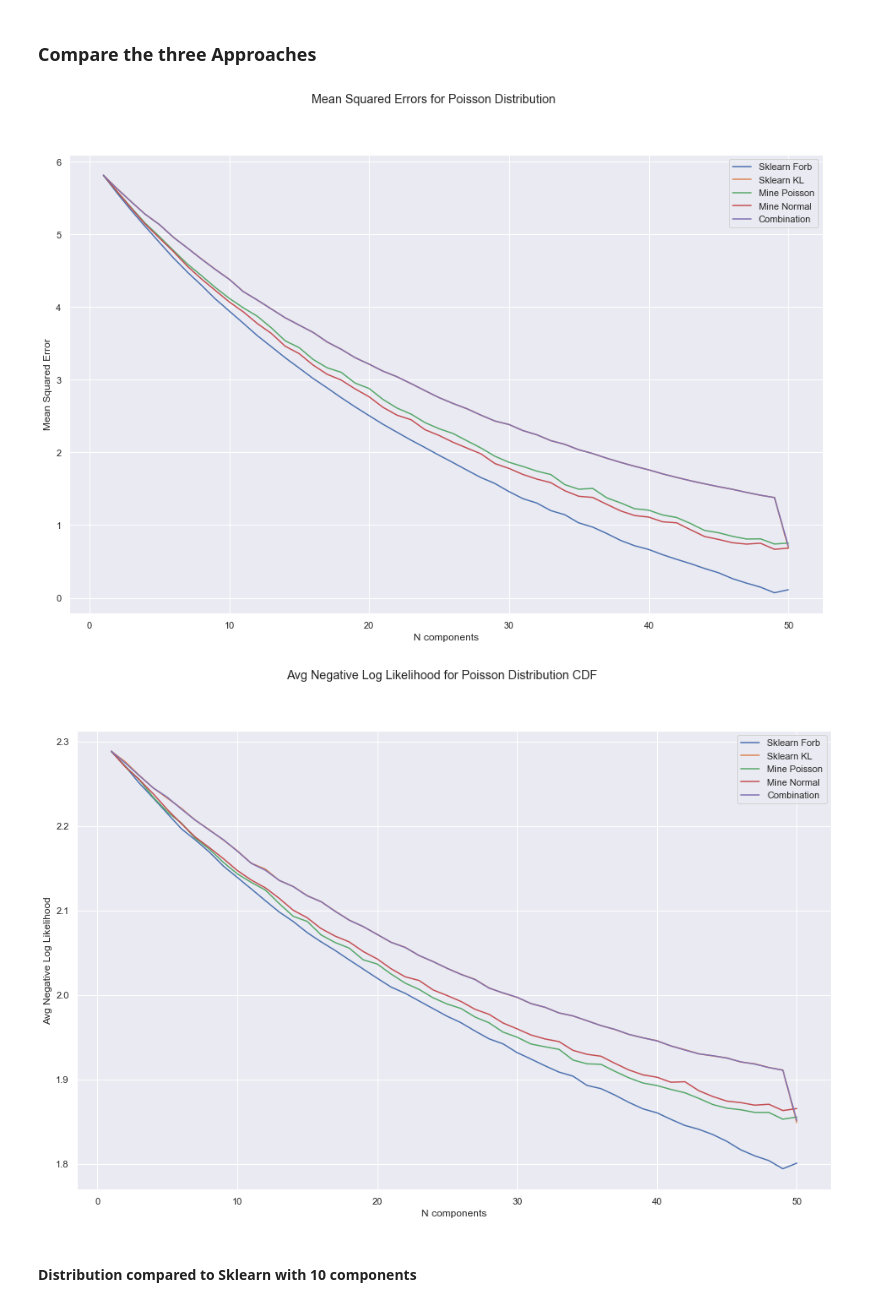
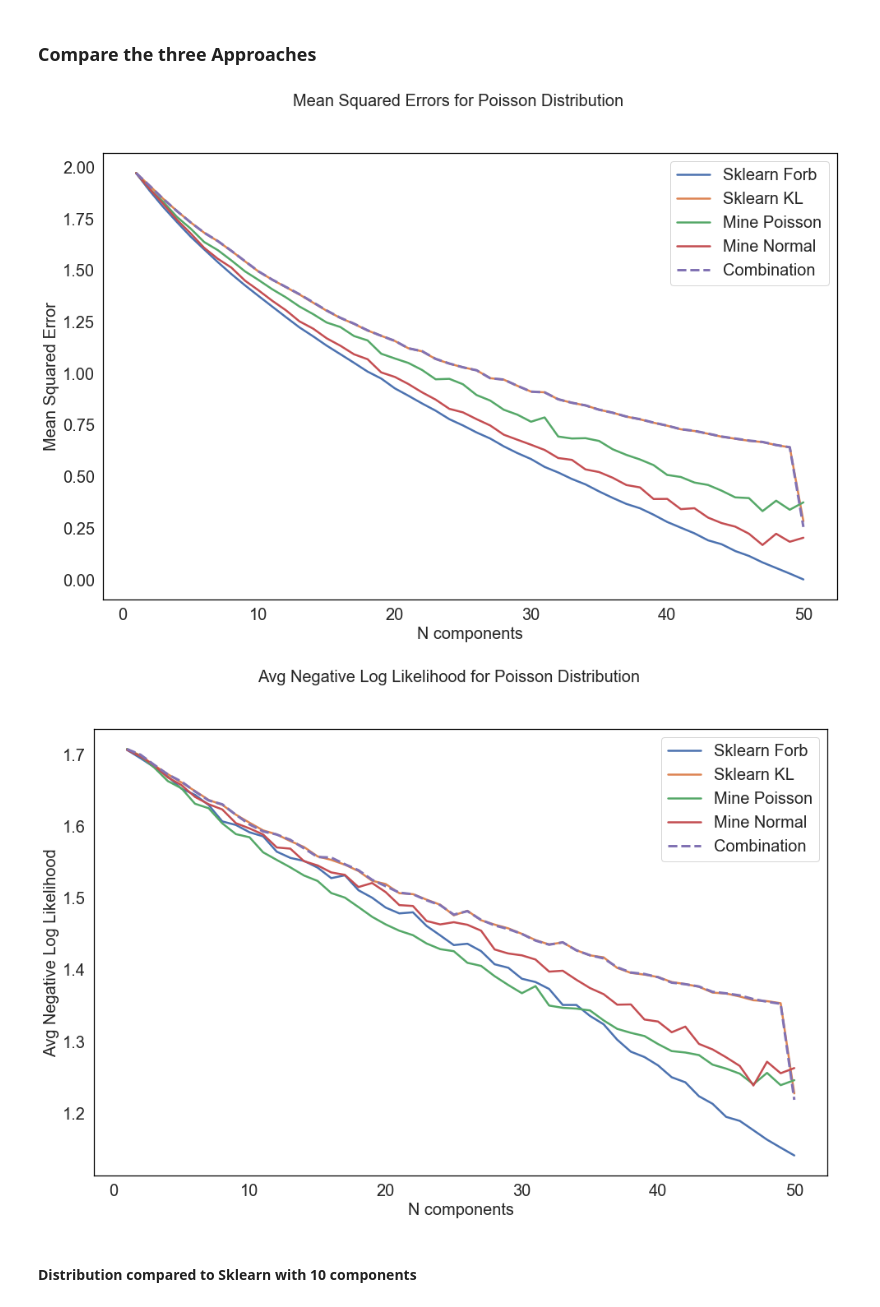
Before and after one commit to michailkoupparis/MatrixTensorFactorization, a Jupyter notebook: testPoission.ipynb, the cells around one changed output. Cells and saved outputs as stored; diff of their text form; code cells hidden in the pictures.

```diff
--- a/testPoission.ipynb
+++ b/testPoission.ipynb
@@ -21,7 +21,7 @@ import seaborn as sns
 import matplotlib.pyplot as plt
 from scipy import stats
 rs = RandomState(76321654)
-l = 6
+l = 2
 V = rs.poisson(lam = l, size = 10000).reshape(200,50)
 sns.set(color_codes=True)
 sns.distplot(V[4],  bins=np.arange(V[4].min(),V[4].max()) * l, hist_kws=dict(ec="k"), label = 'V')
@@ -177,45 +179,62 @@ fig_1 = plt.figure(figsize=(16, 10))
 ax_1 = fig_1.add_subplot(111)
 
 ax_1.plot(np.arange(1, 51),
-                  errorssk, label="Sklearn Forb")
+                  errorssk, label="Sklearn Forb", linewidth=2.5)
 ax_1.plot(np.arange(1, 51),
-                  errorssk2, label="Sklearn KL")
+                  errorssk2, label="Sklearn KL", linewidth=2.5)
 ax_1.plot(np.arange(1, 51),
-                  errorsmy, label="Mine Poisson")
+                  errorsmy, label="Mine Poisson", linewidth=2.5)
 ax_1.plot(np.arange(1, 51),
-                  errorsmyNormal, label="Mine Normal")
+                  errorsmyNormal, label="Mine Normal", linewidth=2.5)
 ax_1.plot(np.arange(1, 51),
-                  errorsmy2, label="Combination")
+                  errorsmy2, label="Combination", linestyle = '--', linewidth=3)
 ax_1.legend(loc=0)
+
+for item in ([ax_1.title, ax_1.xaxis.label, ax_1.yaxis.label] +
+             ax_1.get_xticklabels() + ax_1.get_yticklabels()):
+    item.set_fontsize(20)
+
+ax_1.legend(loc=0, fontsize = 20)
+plt.rcParams['axes.facecolor']='white'
+plt.rcParams['savefig.facecolor']='white'
+plt.rcParams['axes.edgecolor'] = 'black'
 
 ax_1.set_xlabel('N components')
 ax_1.set_ylabel('Mean Squared Error')
-fig_1.suptitle('Mean Squared Errors for Poisson Distribution')
+fig_1.suptitle('Mean Squared Errors for Poisson Distribution', fontsize = 20)
 fig_1.savefig('MeanSquaredErrorsForNMFPoisson1.pdf')
 # %% [output]
-[figure, old version]
+[figure, new version]
 # %%
 fig_1 = plt.figure(figsize=(16, 10))
 ax_1 = fig_1.add_subplot(111)
 
 ax_1.plot(np.arange(1, 51),
-                  lsk, label="Sklearn Forb")
+                  lsk, label="Sklearn Forb", linewidth=2.5)
 ax_1.plot(np.arange(1, 51),
-                  lsk2, label="Sklearn KL")
+                  lsk2, label="Sklearn KL", linewidth=2.5)
 ax_1.plot(np.arange(1, 51),
-                  lmy, label="Mine Poisson")
+                  lmy1, label="Mine Poisson", linewidth=2.5)
 ax_1.plot(np.arange(1, 51),
-                  lmyNormal, label="Mine Normal")
+                  lmyNormal, label="Mine Normal", linewidth=2.5)
 ax_1.plot(np.arange(1, 51),
-                  lmy2, label="Combination")
-ax_1.legend(loc=0)
+                  lmy2, label="Combination", linestyle = '--', linewidth=3)
+
+for item in ([ax_1.title, ax_1.xaxis.label, ax_1.yaxis.label] +
+             ax_1.get_xticklabels() + ax_1.get_yticklabels()):
+    item.set_fontsize(20)
+
+ax_1.legend(loc=0, fontsize = 20)
+plt.rcParams['axes.facecolor']='white'
+plt.rcParams['savefig.facecolor']='white'
+plt.rcParams['axes.edgecolor'] = 'black'
 
 ax_1.set_xlabel('N components')
 ax_1.set_ylabel('Avg Negative Log Likelihood')
-fig_1.suptitle('Avg Negative Log Likelihood for Poisson Distribution CDF')
+fig_1.suptitle('Avg Negative Log Likelihood for Poisson Distribution',  fontsize = 20)
 fig_1.savefig('AverageNegLogLikelihoodForNMFPoisson1CDF.pdf')
 # %% [output]
-[figure, old version]
+[figure, new version]
 # %%
 n = 10
 # %% [markdown]
```
Also changed, not shown: parts of 9 cells of this notebook, 48 other files.
